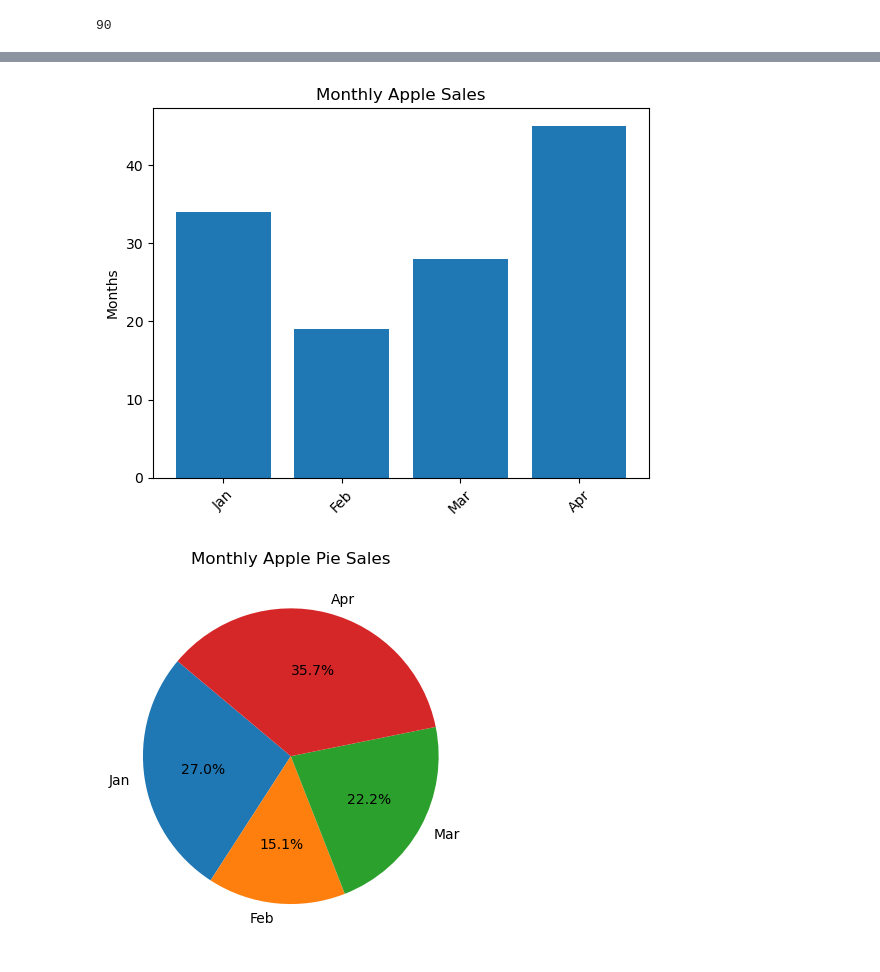
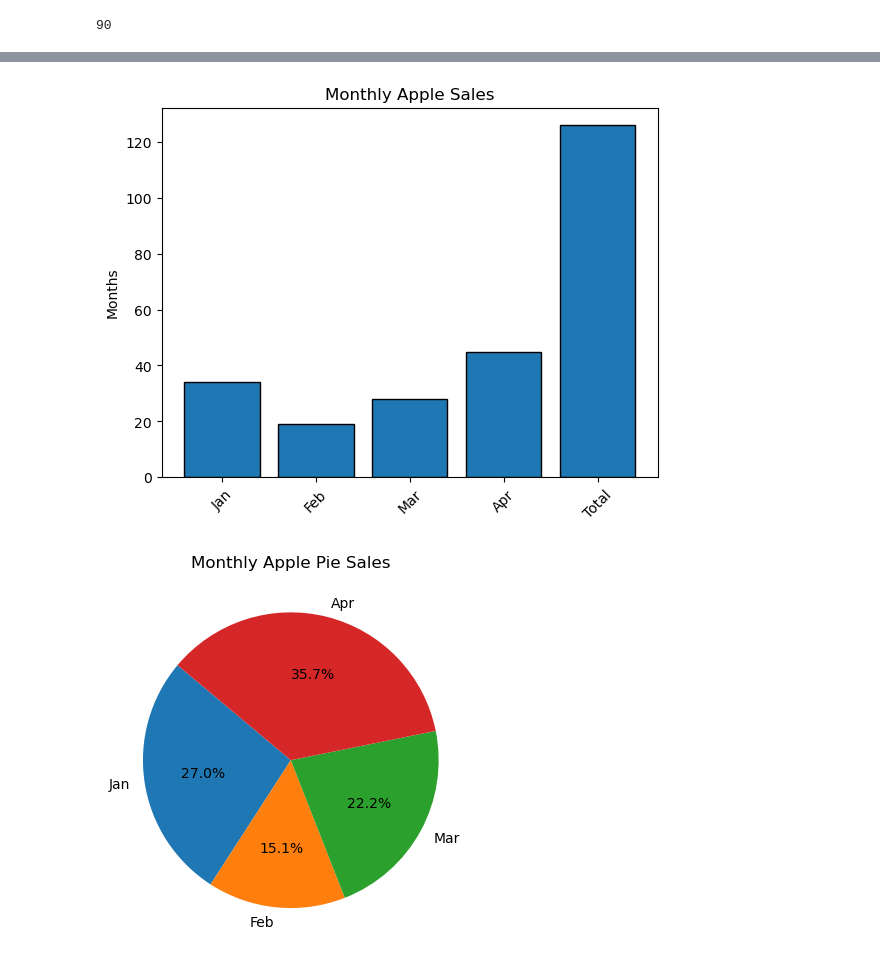
Before and after one commit to Erick-Ondiwa/Machine_Learning_Programming, a Jupyter notebook: assignments/lab_2_2.ipynb, the cells around one changed output, grey strips where cells are left out. Drawn from its saved outputs; the diff is of its cells as text; code cells hidden in the pictures.

```diff
--- a/assignments/lab_2_2.ipynb
+++ b/assignments/lab_2_2.ipynb
@@ -38,3 +38,7 @@ total_blueberry_sales = np.sum(sales_dataframe['blueberry_pie_sales'])
 total_blueberry_sales
 # %% [output]
 90
+# %%
+sales_dataframe.loc[4] = ['Total', total_apple_sales, total_blueberry_sales]
+
+sales_dataframe
@@ -44,7 +55,8 @@ total_blueberry_sales
 # Hint: revenue = units sold * price. Use the prices below.
 apple_pie_price = 12
 blueberry_pie_price = 15
-apple_pie_revenue = sales_dataframe['apple_pie_sales'] * apple_pie_price
-sales_dataframe['apple_pie_revenue'] = apple_pie_revenue
+
+sales_dataframe['apple_pie_revenue'] = sales_dataframe['apple_pie_sales'] * apple_pie_price
+sales_dataframe['blueberry_pie_revenue'] = sales_dataframe['blueberry_pie_sales'] * blueberry_pie_price
 sales_dataframe
 # %% [output]
@@ -61,5 +68,0 @@ Name: apple_pie_sales, dtype: int64
-# %%
-blueberry_pie_price = 15
-blueberry_pie_revenue = sales_dataframe['blueberry_pie_sales'] * blueberry_pie_price
-sales_dataframe['blueberry_pie_revenue'] = blueberry_pie_revenue
-sales_dataframe
@@ -72,18 +69,19 @@ sales_dataframe
 # %%
 # BONUS: find a way to plot bar charts and pie charts (ha) of the shop's sales
 months = sales_dataframe['months']
 apple_sales =sales_dataframe['apple_pie_sales']
 blueberry_sales =sales_dataframe['blueberry_pie_sales']
 months
 
-plt.bar(months, apple_sales)
+plt.bar(months, apple_sales, edgecolor='black')
 plt.title('Monthly Apple Sales')
 plt.ylabel('Sales')
 plt.ylabel('Months')
+
 plt.xticks(months, rotation=45)
 plt.show()
 # %% [output]
-[figure, old version]
+[figure, new version]
 # %%
 months = sales_dataframe['months']
 apple_sales =sales_dataframe['apple_pie_sales']
```
Also changed, not shown: parts of 4 cells of this notebook.
